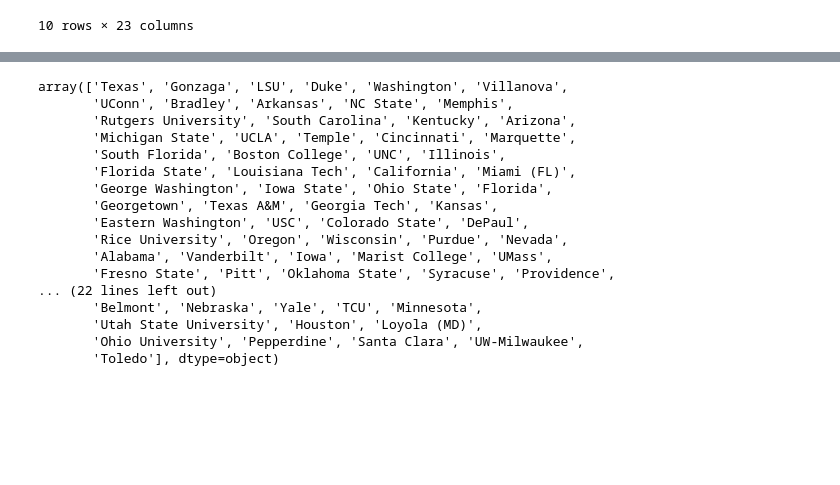
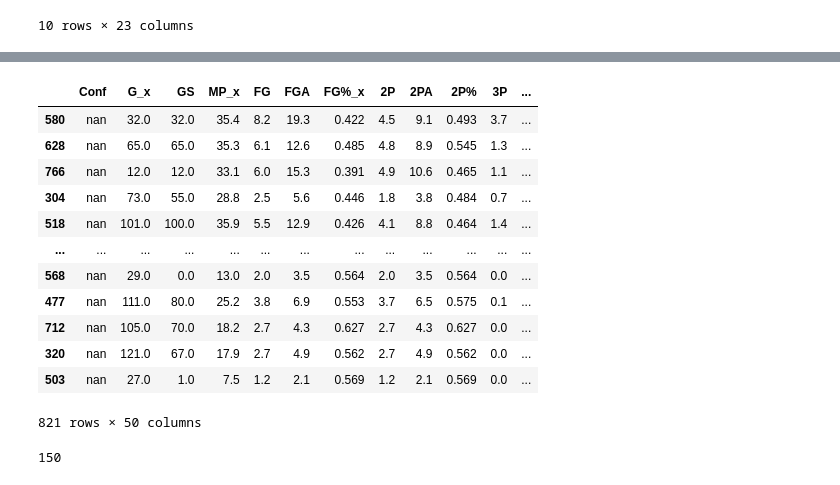
Before and after one commit to MattSasaki/Draft-Position-vs-College-Conference, a Jupyter notebook: workbook.ipynb, the cells around one changed output, grey strips where cells are left out. Cells and saved outputs as stored; diff of their text form; code cells hidden in the pictures; blank space fills up the shorter version.

```diff
--- a/workbook.ipynb
+++ b/workbook.ipynb
@@ -739,4 +739,4 @@ college_players.head(10)
 pd.set_option('display.max_columns', None)
 df = player_df.merge(college_players, left_on = "Player", right_on = "Player")
 # %%
-df.drop(['Season', 'Unnamed: 27', 'School'], axis=1)
+df = df.drop(['Season', 'Unnamed: 27', 'School'], axis=1)
@@ -757,20 +773,23 @@ df.drop(['Season', 'Unnamed: 27', 'School'], axis=1)
+# %%
+numeric_cols = list(df.columns[1:27]) + list(df.columns[28:29]) + list(df.columns[32::])
+# %%
+for col in numeric_cols:
+    df[col] = pd.to_numeric(df[col])
+# %%
+df.sort_values(by='AST_x', ascending = False)
+# %% [output]
+|  | Conf | G_x | GS | MP_x | FG | FGA | FG%_x | 2P | 2PA | 2P% | 3P | ... |
+| 580 | nan | 32.0 | 32.0 | 35.4 | 8.2 | 19.3 | 0.422 | 4.5 | 9.1 | 0.493 | 3.7 | ... |
+| 628 | nan | 65.0 | 65.0 | 35.3 | 6.1 | 12.6 | 0.485 | 4.8 | 8.9 | 0.545 | 1.3 | ... |
+| 766 | nan | 12.0 | 12.0 | 33.1 | 6.0 | 15.3 | 0.391 | 4.9 | 10.6 | 0.465 | 1.1 | ... |
+| 304 | nan | 73.0 | 55.0 | 28.8 | 2.5 | 5.6 | 0.446 | 1.8 | 3.8 | 0.484 | 0.7 | ... |
+| 518 | nan | 101.0 | 100.0 | 35.9 | 5.5 | 12.9 | 0.426 | 4.1 | 8.8 | 0.464 | 1.4 | ... |
+| ... | ... | ... | ... | ... | ... | ... | ... | ... | ... | ... | ... | ... |
+| 568 | nan | 29.0 | 0.0 | 13.0 | 2.0 | 3.5 | 0.564 | 2.0 | 3.5 | 0.564 | 0.0 | ... |
+| 477 | nan | 111.0 | 80.0 | 25.2 | 3.8 | 6.9 | 0.553 | 3.7 | 6.5 | 0.575 | 0.1 | ... |
+| 712 | nan | 105.0 | 70.0 | 18.2 | 2.7 | 4.3 | 0.627 | 2.7 | 4.3 | 0.627 | 0.0 | ... |
+| 320 | nan | 121.0 | 67.0 | 17.9 | 2.7 | 4.9 | 0.562 | 2.7 | 4.9 | 0.562 | 0.0 | ... |
+| 503 | nan | 27.0 | 1.0 | 7.5 | 1.2 | 2.1 | 0.569 | 1.2 | 2.1 | 0.569 | 0.0 | ... |
+821 rows × 50 columns
 # %%
-df['College'].unique()
+unique_colleges = df['College'].unique()
-# %% [output]
-array(['Texas', 'Gonzaga', 'LSU', 'Duke', 'Washington', 'Villanova',
-       'UConn', 'Bradley', 'Arkansas', 'NC State', 'Memphis',
-       'Rutgers University', 'South Carolina', 'Kentucky', 'Arizona',
-       'Michigan State', 'UCLA', 'Temple', 'Cincinnati', 'Marquette',
-       'South Florida', 'Boston College', 'UNC', 'Illinois',
-       'Florida State', 'Louisiana Tech', 'California', 'Miami (FL)',
-       'George Washington', 'Iowa State', 'Ohio State', 'Florida',
-       'Georgetown', 'Texas A&M', 'Georgia Tech', 'Kansas',
-       'Eastern Washington', 'USC', 'Colorado State', 'DePaul',
-       'Rice University', 'Oregon', 'Wisconsin', 'Purdue', 'Nevada',
-       'Alabama', 'Vanderbilt', 'Iowa', 'Marist College', 'UMass',
-       'Fresno State', 'Pitt', 'Oklahoma State', 'Syracuse', 'Providence',
-... (22 lines left out)
-       'Belmont', 'Nebraska', 'Yale', 'TCU', 'Minnesota',
-       'Utah State University', 'Houston', 'Loyola (MD)',
-       'Ohio University', 'Pepperdine', 'Santa Clara', 'UW-Milwaukee',
-       'Toledo'], dtype=object)
@@ -776,0 +810,4 @@ array(['Texas', 'Gonzaga', 'LSU', 'Duke', 'Washington', 'Villanova',
+# %%
+len(conf_list)
+# %% [output]
+150
```
Also changed, not shown: parts of 5 cells of this notebook.
